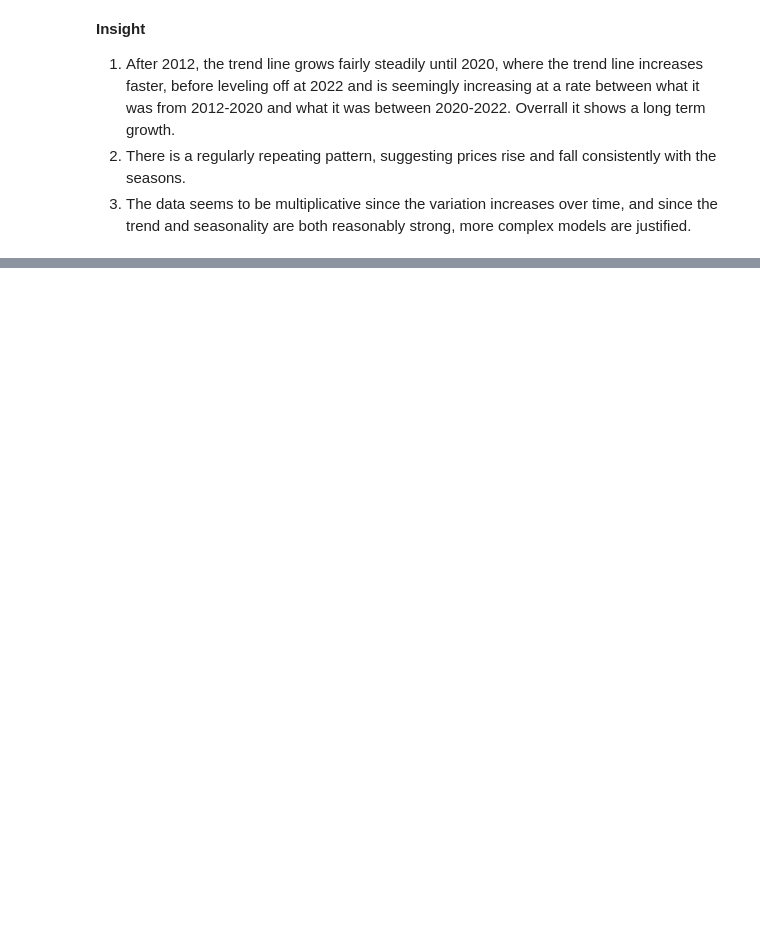
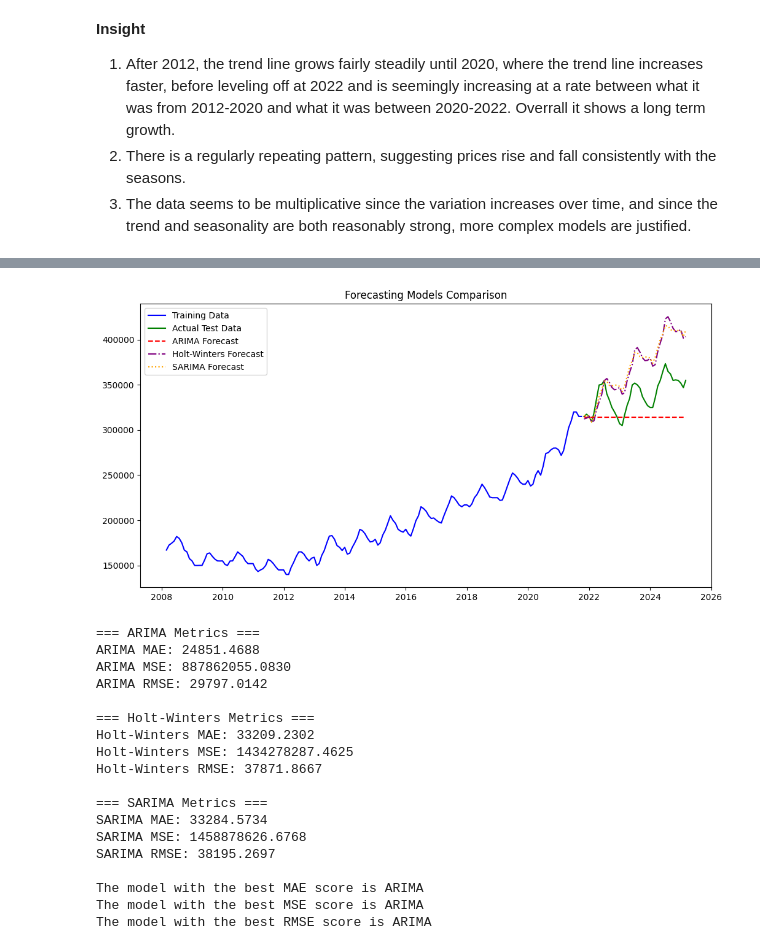
Before and after one commit to JohnathanChan973/CS439_Project_Housing, a Jupyter notebook: db_processing.ipynb, the cells around one changed output, grey strips where cells are left out. Drawn from its saved outputs; the diff is of its cells as text; code cells hidden in the pictures; blank space fills up the shorter version.

Commit message:
Added forecasting for NY

```diff
--- a/db_processing.ipynb
+++ b/db_processing.ipynb
@@ -1609,9 +1632,29 @@ for metric in ["MAE", "MSE", "RMSE"]:
 # %%
 raw_forecast = Forecast(raw_metro_merged_df)
 raw_forecast.fit_arima()
 raw_forecast.fit_holtwinters(trend="add", seasonal="mul", seasonal_periods=12)
 raw_forecast.fit_sarima(seasonal_order=(1,1,1,12))
 raw_forecast.plot_all_forecasts()
-forecast.print_metrics()
+raw_forecast.print_metrics()
 for metric in ["MAE", "MSE", "RMSE"]:
-    print(f"The model with the best {metric} score is {forecast.get_best_model(metric=metric)}")
+    print(f"The model with the best {metric} score is {raw_forecast.get_best_model(metric=metric)}")
+# %% [output]
+[figure, added]
+=== ARIMA Metrics ===
+ARIMA MAE: 24851.4688
+ARIMA MSE: 887862055.0830
+ARIMA RMSE: 29797.0142
+
+=== Holt-Winters Metrics ===
+Holt-Winters MAE: 33209.2302
+Holt-Winters MSE: 1434278287.4625
+Holt-Winters RMSE: 37871.8667
+
+=== SARIMA Metrics ===
+SARIMA MAE: 33284.5734
+SARIMA MSE: 1458878626.6768
+SARIMA RMSE: 38195.2697
+
+The model with the best MAE score is ARIMA
+The model with the best MSE score is ARIMA
+The model with the best RMSE score is ARIMA
```
Also changed, not shown: parts of 10 cells of this notebook.
